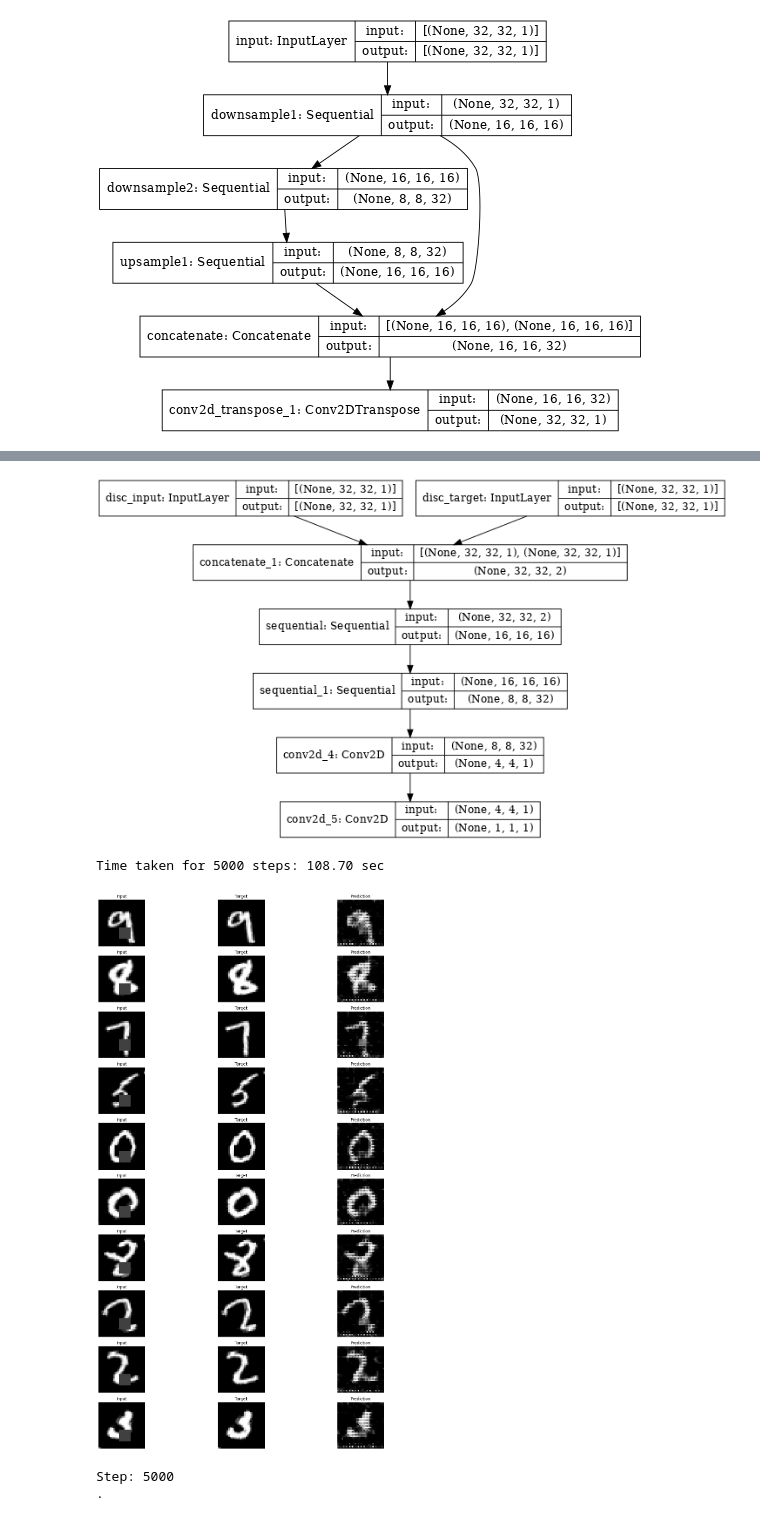
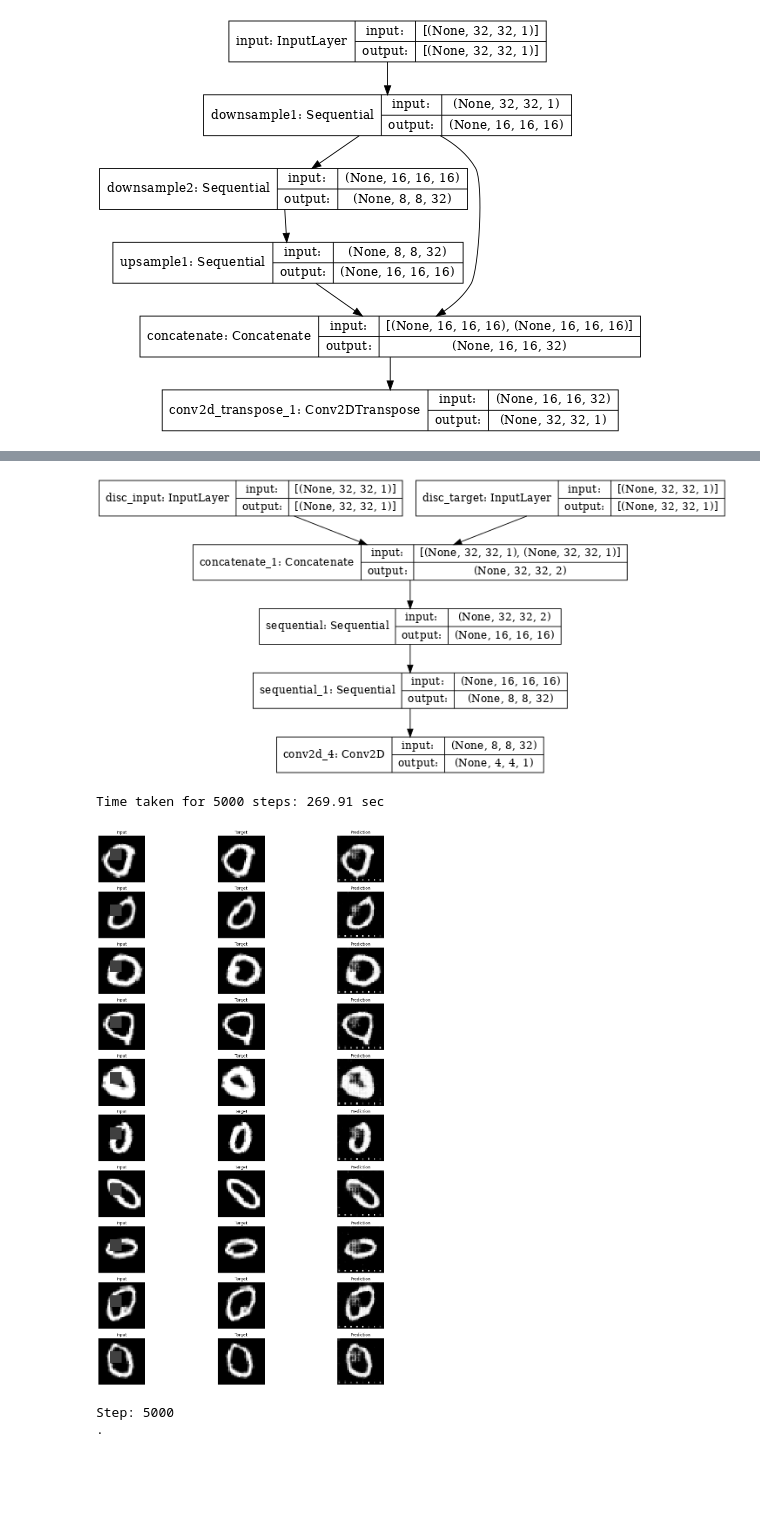
Before and after one commit to Robotmurlock/MATF-ML-pix2pix-CycleGAN, a Jupyter notebook: 02-pix2pix-mnist-short.ipynb, the cells around one changed output, grey strips where cells are left out. Cells and saved outputs as stored; diff of their text form; code cells hidden in the pictures; blank space fills up the shorter version.

Commit message:
Dodati komentari i obrisana fashion mnist sveska

```diff
--- a/02-pix2pix-mnist-short.ipynb
+++ b/02-pix2pix-mnist-short.ipynb
@@ -27,7 +27,7 @@ IMG_CHANNELS = 1
 SKUP_PODATAKA = 'mnist' # 'fashion_mnist'
 # %%
 from library.mnist import prepare_mnist_dataset
-tf_train, tf_test = prepare_mnist_dataset('mnist')
+tf_train, tf_test = prepare_mnist_dataset('mnist', subset=0)
 # %%
 from library.unet_generator import UNetGeneratorBuilder
 
@@ -74,14 +74,13 @@ def create_discriminator(input_size: int):
     x = downsample(16, 4, apply_batchnorm=False)(x)
     x = downsample(32, 4)(x)
     x = layers.Conv2D(1, 5, strides=1)(x)
-    x = layers.Conv2D(1, 4, strides=1)(x)
 
     return keras.Model(inputs=[inputs, target], outputs=x)
 # %%
 discriminator = create_discriminator(input_size=IMG_SIZE)
 keras.utils.plot_model(discriminator, show_shapes=True, dpi=64)
 # %% [output]
-[figure, old version]
+[figure, new version]
 # %%
 # Podesavanje optimizatora
 generator_optimizer = tf.keras.optimizers.Adam(2e-4, beta_1=0.5)
@@ -101,20 +100,21 @@ summary_writer = tf.summary.create_file_writer(f'{MASTER_FOLDER}/logs/fit/{datet
 # %%
 from library.cgan import CGAN
 
 cgan = CGAN(
   generator=generator,
   discriminator=discriminator,
-  alpha=1e-2,
+  alpha=0.1,
   generator_optimizer=generator_optimizer,
   discriminator_optimizer=discriminator_optimizer,
+  img_size=IMG_SIZE,
   summary_writer=summary_writer,
   checkpoint=checkpoint,
   checkpoint_prefix=checkpoint_prefix
 )
 train_history, val_history = cgan.fit(tf_train, tf_test, steps=5000, test_generation_period=1000, n_test_examples=10)
 # %% [output]
-Time taken for 5000 steps: 108.70 sec
+Time taken for 5000 steps: 269.91 sec
-[figure, old version]
+[figure, new version]
 Step: 5000
 .
 # %%
```
Also changed, not shown: parts of 4 cells of this notebook, 5 other files.
